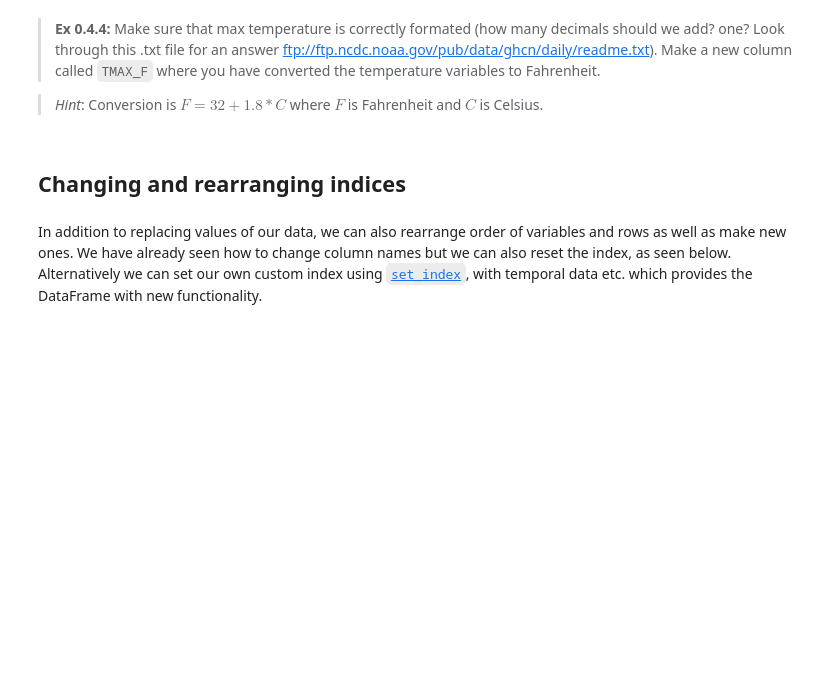
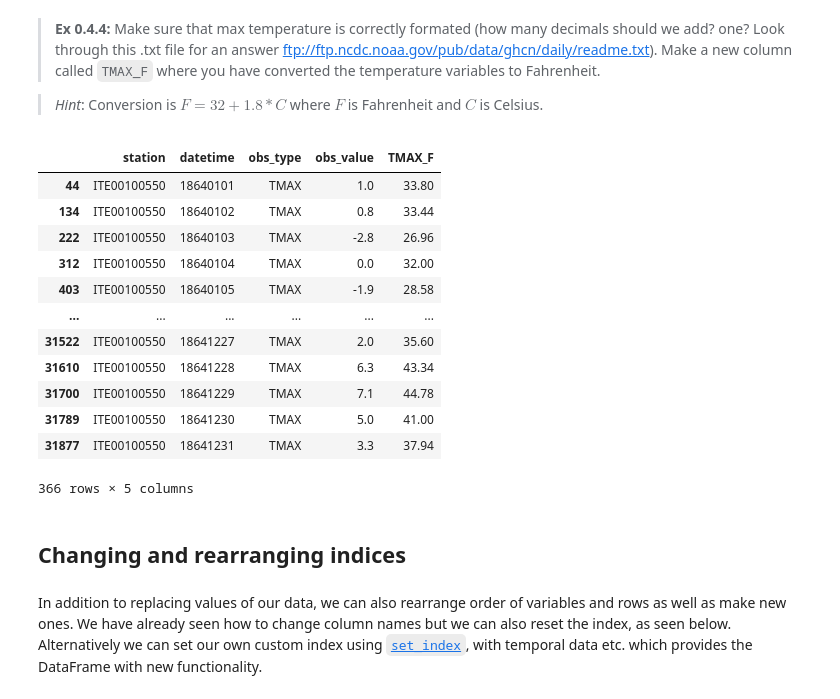
Before and after one commit to annarenneke/AnnaRenneke, a Jupyter notebook: assignment_0_ALR.ipynb, the cells around one changed output. Drawn from its saved outputs; the diff is of its cells as text; code cells hidden in the pictures; blank space fills up the shorter version.

```diff
--- a/assignment_0_ALR.ipynb
+++ b/assignment_0_ALR.ipynb
@@ -970,0 +1053,6 @@ raise NotImplementedError()
+# %%
+#CODE
+COLS = ['station', 'datetime', 'obs_type', 'obs_value']
+df_weather = df_weather.iloc[:,:4]
+df_weather.columns = COLS
+df_weather
@@ -1020,0 +1139,5 @@ raise NotImplementedError()
+# %%
+#CODE
+#Given data A and Data B, where Data B is a copy of Data A. Changes made in Data B does not effect Data A.
+df_select = df_weather[(df_weather['station'] == 'ITE00100550') & (df_weather['obs_type'] == 'TMAX')].copy()
+df_select
@@ -1032,3 +1166,23 @@ raise NotImplementedError()
+# %%
+#CODE
+#From readme.txt we see that the max temperature i formatted /10
+df_select['obs_value'] = df_select['obs_value'] / 10
+df_select['TMAX_F'] = 32 + 1.8 * df_select['obs_value']
+df_select
+# %% [output]
+|  | station | datetime | obs_type | obs_value | TMAX_F |
+| 44 | ITE00100550 | 18640101 | TMAX | 1.0 | 33.80 |
+| 134 | ITE00100550 | 18640102 | TMAX | 0.8 | 33.44 |
+| 222 | ITE00100550 | 18640103 | TMAX | -2.8 | 26.96 |
+| 312 | ITE00100550 | 18640104 | TMAX | 0.0 | 32.00 |
+| 403 | ITE00100550 | 18640105 | TMAX | -1.9 | 28.58 |
+| ... | ... | ... | ... | ... | ... |
+| 31522 | ITE00100550 | 18641227 | TMAX | 2.0 | 35.60 |
+| 31610 | ITE00100550 | 18641228 | TMAX | 6.3 | 43.34 |
+| 31700 | ITE00100550 | 18641229 | TMAX | 7.1 | 44.78 |
+| 31789 | ITE00100550 | 18641230 | TMAX | 5.0 | 41.00 |
+| 31877 | ITE00100550 | 18641231 | TMAX | 3.3 | 37.94 |
+366 rows × 5 columns
 # %%
 assert df_select.obs_value.sum() == 5947.4
 # %% [markdown]
```
Also changed, not shown: parts of 46 cells of this notebook, 3 other files.
